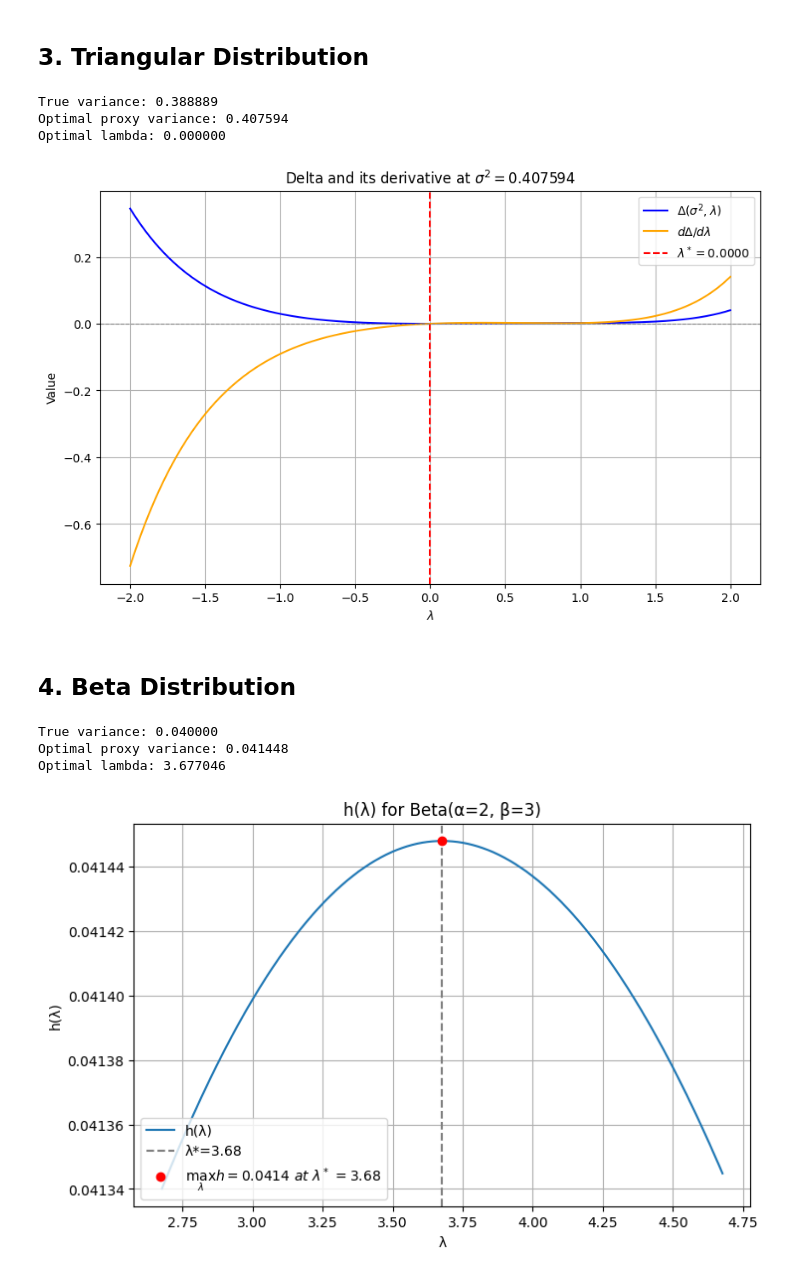
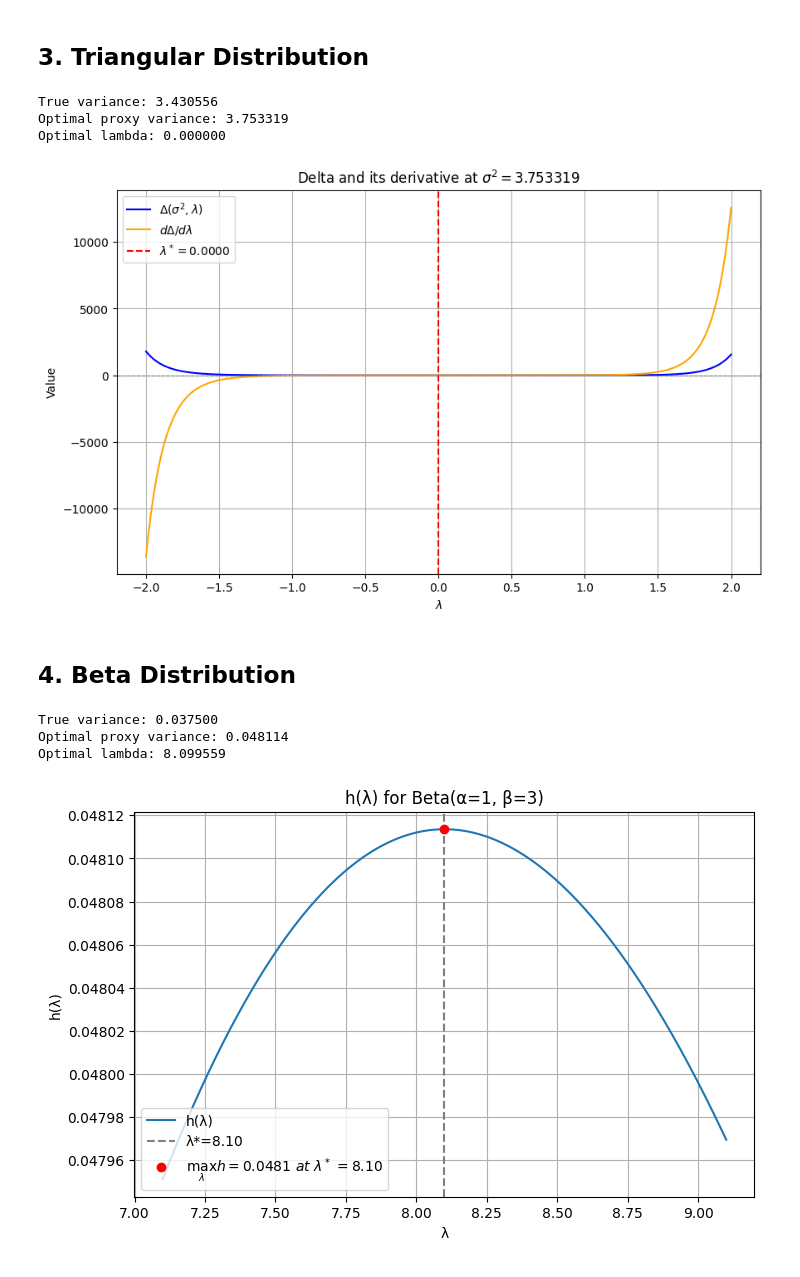
Before and after one commit to jarbel/sub-Gaussian-implementation, a Jupyter notebook: examples/subgaussian_usage_demo.ipynb, the cells around one changed output. Drawn from its saved outputs; the diff is of its cells as text; code cells hidden in the pictures.

Commit message:
robust triangular class

```diff
--- a/examples/subgaussian_usage_demo.ipynb
+++ b/examples/subgaussian_usage_demo.ipynb
@@ -60,8 +60,8 @@ Optimal lambda: 1.541779
 ## 3. Triangular Distribution
 # %%
 # Asymmetric triangular distribution
-a, b = 1, 2
-proxy_tri = SubGaussianTriangularDistribution(a, b)
+a, b = 1.5, 7
+proxy_tri = SubGaussianTriangularProxy(a, b)
 res = proxy_tri.subgaussian_optimal_variance_proxy()
 
 print(f"True variance: {proxy_tri.variance:.6f}")
@@ -70,25 +70,25 @@ print(f"Optimal lambda: {res['lambda_opt']:.6f}")
 
 proxy_tri.plot_objective_function()
 # %% [output]
-True variance: 0.388889
-Optimal proxy variance: 0.407594
+True variance: 3.430556
+Optimal proxy variance: 3.753319
 Optimal lambda: 0.000000
-[figure, old version]
+[figure, new version]
 # %% [markdown]
 ## 4. Beta Distribution
 # %%
 # Asymmetric Beta distribution
-alpha, beta = 2, 3
+alpha, beta = 1, 3
 proxy_beta = SubGaussianBetaProxy(alpha, beta)
 sigma2_opt, lambda_star = proxy_beta.subgaussian_optimal_variance_proxy()
 
 print(f"True variance: {proxy_beta.variance:.6f}")
 print(f"Optimal proxy variance: {sigma2_opt:.6f}")
 print(f"Optimal lambda: {lambda_star:.6f}")
 
 proxy_beta.plot_objective_function()
 # %% [output]
-True variance: 0.040000
-Optimal proxy variance: 0.041448
-Optimal lambda: 3.677046
+True variance: 0.037500
+Optimal proxy variance: 0.048114
+Optimal lambda: 8.099559
-[figure, old version]
+[figure, new version]
```
Also changed, not shown: 2 other files.
